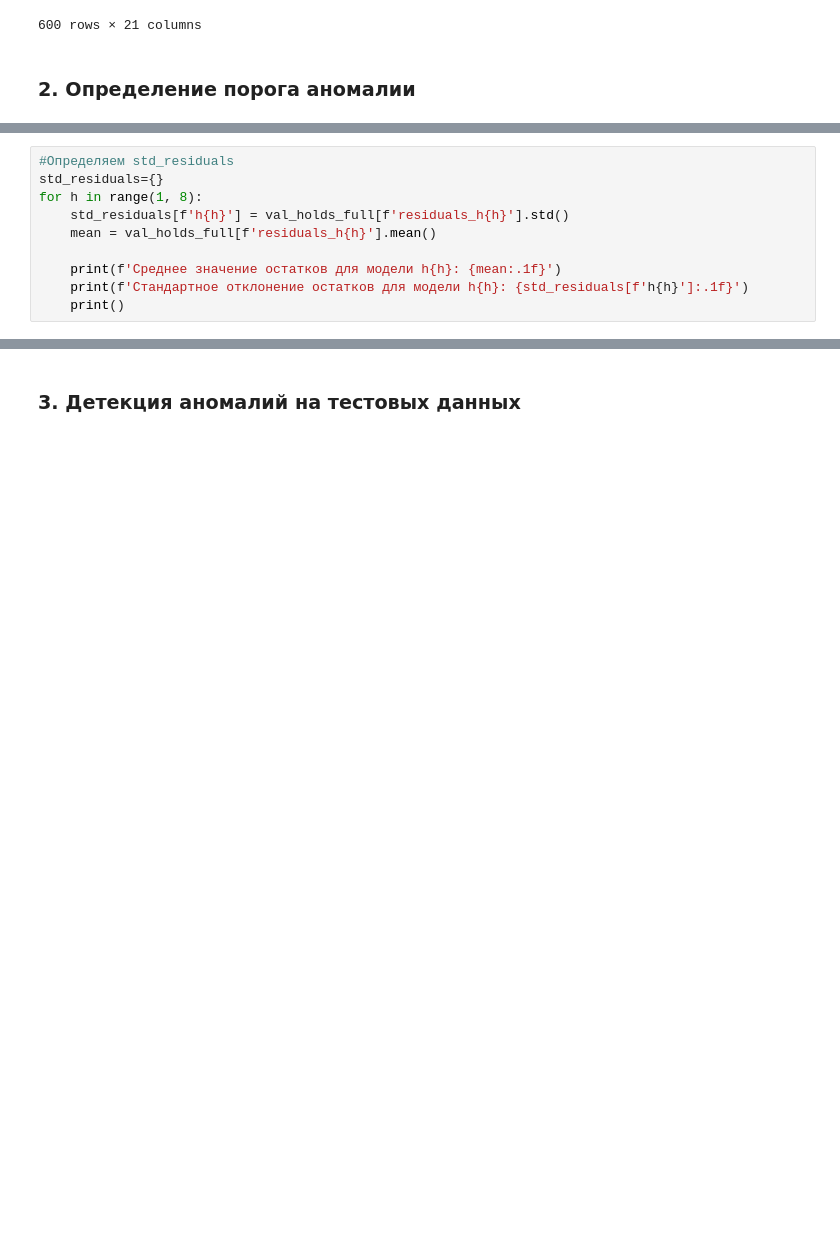
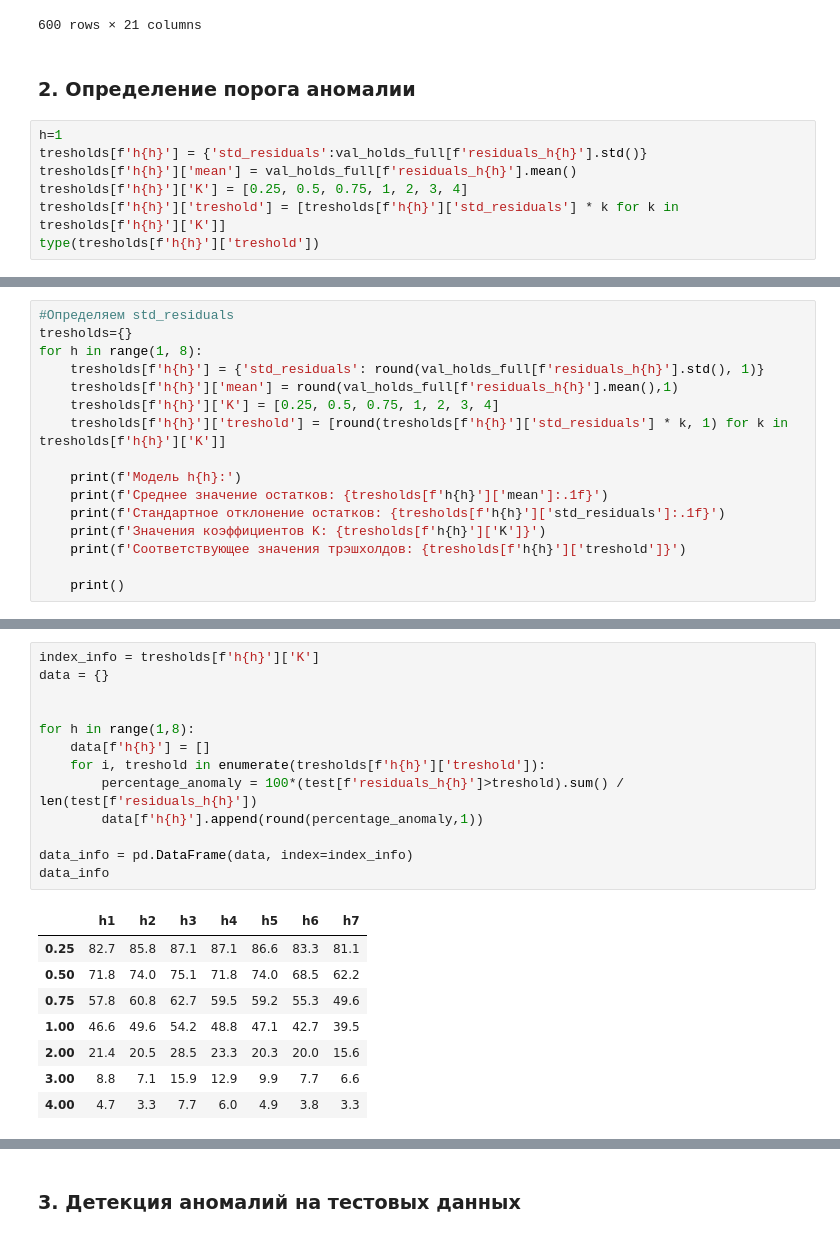
Before and after one commit to RabochiyYan/Ozon_test, a Jupyter notebook: Task_1.2/Task_1.2.ipynb, the cells around one changed output, grey strips where cells are left out. Saved outputs shown, nothing was run; the diff lists cells and outputs as text; blank space fills up the shorter version.

Commit message:
Определил treshold
Рассчитал разные treshold и процент аномалий для них.
Обосновал выбор.

```diff
--- a/Task_1.2/Task_1.2.ipynb
+++ b/Task_1.2/Task_1.2.ipynb
@@ -77,3 +77,10 @@ val_holds_full[val_holds_full.columns[-21:]]
 600 rows × 21 columns
 # %% [markdown]
 ### 2. Определение порога аномалии
+# %%
+h=1
+tresholds[f'h{h}'] = {'std_residuals':val_holds_full[f'residuals_h{h}'].std()}
+tresholds[f'h{h}']['mean'] = val_holds_full[f'residuals_h{h}'].mean()
+tresholds[f'h{h}']['K'] = [0.25, 0.5, 0.75, 1, 2, 3, 4]
+tresholds[f'h{h}']['treshold'] = [tresholds[f'h{h}']['std_residuals'] * k for k in tresholds[f'h{h}']['K']]
+type(tresholds[f'h{h}']['treshold'])
@@ -80,11 +89,17 @@ val_holds_full[val_holds_full.columns[-21:]]
 # %%
 #Определяем std_residuals
-std_residuals={}
+tresholds={}
 for h in range(1, 8):
-    std_residuals[f'h{h}'] = val_holds_full[f'residuals_h{h}'].std()
-    mean = val_holds_full[f'residuals_h{h}'].mean()
+    tresholds[f'h{h}'] = {'std_residuals': round(val_holds_full[f'residuals_h{h}'].std(), 1)}
+    tresholds[f'h{h}']['mean'] = round(val_holds_full[f'residuals_h{h}'].mean(),1)
+    tresholds[f'h{h}']['K'] = [0.25, 0.5, 0.75, 1, 2, 3, 4]
+    tresholds[f'h{h}']['treshold'] = [round(tresholds[f'h{h}']['std_residuals'] * k, 1) for k in tresholds[f'h{h}']['K']]
 
-    print(f'Среднее значение остатков для модели h{h}: {mean:.1f}')
-    print(f'Стандартное отклонение остатков для модели h{h}: {std_residuals[f'h{h}']:.1f}')
+    print(f'Модель h{h}:')
+    print(f'Среднее значение остатков: {tresholds[f'h{h}']['mean']:.1f}')
+    print(f'Стандартное отклонение остатков: {tresholds[f'h{h}']['std_residuals']:.1f}')
+    print(f'Значения коэффициентов K: {tresholds[f'h{h}']['K']}')
+    print(f'Соответствующее значения трэшхолдов: {tresholds[f'h{h}']['treshold']}')
+
     print()
 # %% [output]
@@ -110,0 +123,22 @@ for h in range(1, 8):
+# %%
+index_info = tresholds[f'h{h}']['K']
+data = {}
+
+
+for h in range(1,8):
+    data[f'h{h}'] = []
+    for i, treshold in enumerate(tresholds[f'h{h}']['treshold']):
+        percentage_anomaly = 100*(test[f'residuals_h{h}']>treshold).sum() / len(test[f'residuals_h{h}'])
+        data[f'h{h}'].append(round(percentage_anomaly,1))
+
+data_info = pd.DataFrame(data, index=index_info)
+data_info
+# %% [output]
+|  | h1 | h2 | h3 | h4 | h5 | h6 | h7 |
+| 0.25 | 82.7 | 85.8 | 87.1 | 87.1 | 86.6 | 83.3 | 81.1 |
+| 0.50 | 71.8 | 74.0 | 75.1 | 71.8 | 74.0 | 68.5 | 62.2 |
+| 0.75 | 57.8 | 60.8 | 62.7 | 59.5 | 59.2 | 55.3 | 49.6 |
+| 1.00 | 46.6 | 49.6 | 54.2 | 48.8 | 47.1 | 42.7 | 39.5 |
+| 2.00 | 21.4 | 20.5 | 28.5 | 23.3 | 20.3 | 20.0 | 15.6 |
+| 3.00 | 8.8 | 7.1 | 15.9 | 12.9 | 9.9 | 7.7 | 6.6 |
+| 4.00 | 4.7 | 3.3 | 7.7 | 6.0 | 4.9 | 3.8 | 3.3 |
```
Also changed, not shown: parts of 4 cells of this notebook.
